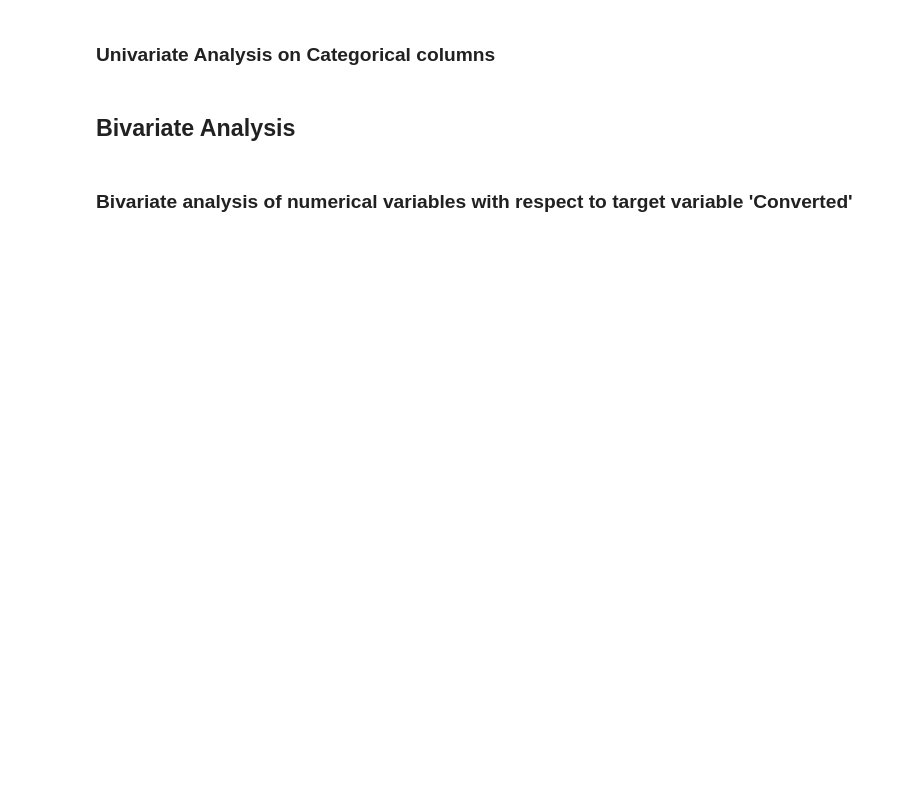
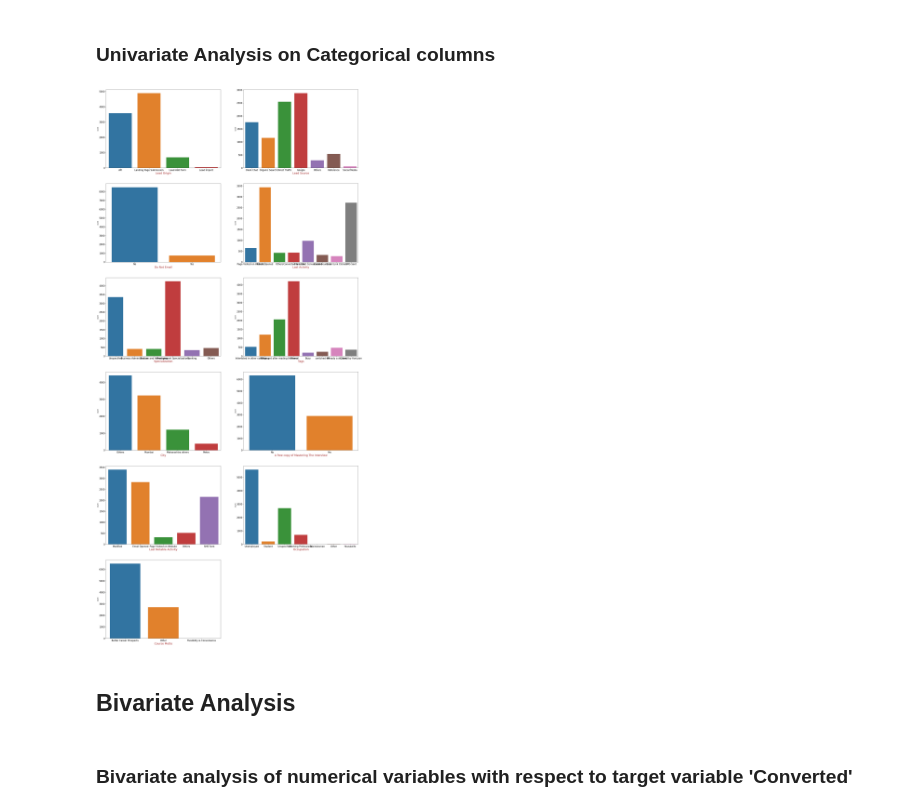
Before and after one commit to ankitaData/Lead_Scoring_Case_Study, a Jupyter notebook: Lead_Scoring_Case_Study.ipynb, the cells around one changed output. Cells and saved outputs as stored; diff of their text form; code cells hidden in the pictures; blank space fills up the shorter version.

```diff
--- a/Lead_Scoring_Case_Study.ipynb
+++ b/Lead_Scoring_Case_Study.ipynb
@@ -750,0 +844,9 @@ leads.shape
+# %%
+# Combining categories in the column 'Last Activity' for value counts less than ~3%
+
+leads['Last Activity'] = leads['Last Activity'].replace([np.nan,'Form Submitted on Website', 'Unreachable',
+                                                        'Unsubscribed', 'Had a Phone Conversation', 'Approached upfront',
+                                                        'View in browser link Clicked', 'Email Received', 'Email Marked Spam',
+                                                        'Visited Booth in Tradeshow', 'Resubscribed to emails'], 'Others')
+
+leads['Last Activity'].value_counts(normalize=True)
@@ -751,11 +895,11 @@ leads.shape
 # %%
-# Combining categories in the column 'Last Notable Activity's
+# Combining categories in the column 'Last Notable Activity' for value counts less than ~3%
 
 leads['Last Notable Activity'] = leads['Last Notable Activity'].replace(['Olark Chat Conversation','Email Link Clicked',
                                                                          'Email Bounced', 'Unsubscribed', 'Unreachable',
                                                                          'Had a Phone Conversation', 'Email Marked Spam',
                                                                          'Approached upfront', 'Resubscribed to emails',
                                                                          'View in browser link Clicked', 'Form Submitted on Website',
-                                                                         'Email Received'], 'Other Notable Activity')
+                                                                         'Email Received'], 'Others')
 
-leads['Last Notable Activity'].value_counts()
+leads['Last Notable Activity'].value_counts(normalize=True)
@@ -791,0 +1000,5 @@ for i in var_list:
+# %%
+# Dropping column 'Do Not Call','Search', 'X Education Forums','Digital Advertisement','Through Recommendations'
+
+leads.drop(['Do Not Call','Search', 'X Education Forums','Digital Advertisement','Through Recommendations'], 1, inplace = True)
+leads.shape
@@ -804,9 +1042,10 @@ leads.head()
 
 cont_cols=['TotalVisits', 'Total Time Spent on Website', 'Page Views Per Visit']
 
-cat_cols = ['Lead Origin', 'Lead Source', 'Do Not Email', 'Do Not Call', 'Specialization', 'What is your current occupation',
-       'What matters most to you in choosing a course', 'Search', 'X Education Forums', 'Digital Advertisement',
-       'Through Recommendations', 'Tags', 'City', 'A free copy of Mastering The Interview', 'Last Notable Activity']
+cat_cols = ['Lead Origin', 'Lead Source', 'Do Not Email',
+           'Last Activity', 'Specialization', 'Tags', 'City',
+           'A free copy of Mastering The Interview', 'Last Notable Activity',
+           'Occupation', 'Course Motto']
 
 target=['Converted']
 
@@ -848,15 +1091,17 @@ len(cat_cols)
 # %%
 # Plotting Countplot for univariate analysis of categorical columns
 
 
-plt.figure(figsize=(35,80))
+plt.figure(figsize=(30,90))
 for cat in enumerate(cat_cols):
     plt.subplot(8,2,cat[0]+1)
-    sns.countplot(y=leads[cat[1]])
-    plt.ylabel(cat[1], fontsize=18, fontweight=5, color='Brown')
-    plt.xticks(rotation=90, fontsize=15)
+    sns.countplot(leads[cat[1]])
+    plt.xlabel(cat[1], fontsize=18, fontweight=5, color='Brown')
     plt.yticks(rotation=0, fontsize=15)
+    plt.xticks(rotation=0, fontsize=15)
 plt.show()
+# %% [output]
+[figure, added]
 # %% [markdown]
 ## Bivariate Analysis
 # %% [markdown]
```
Also changed, not shown: parts of 102 cells of this notebook.
